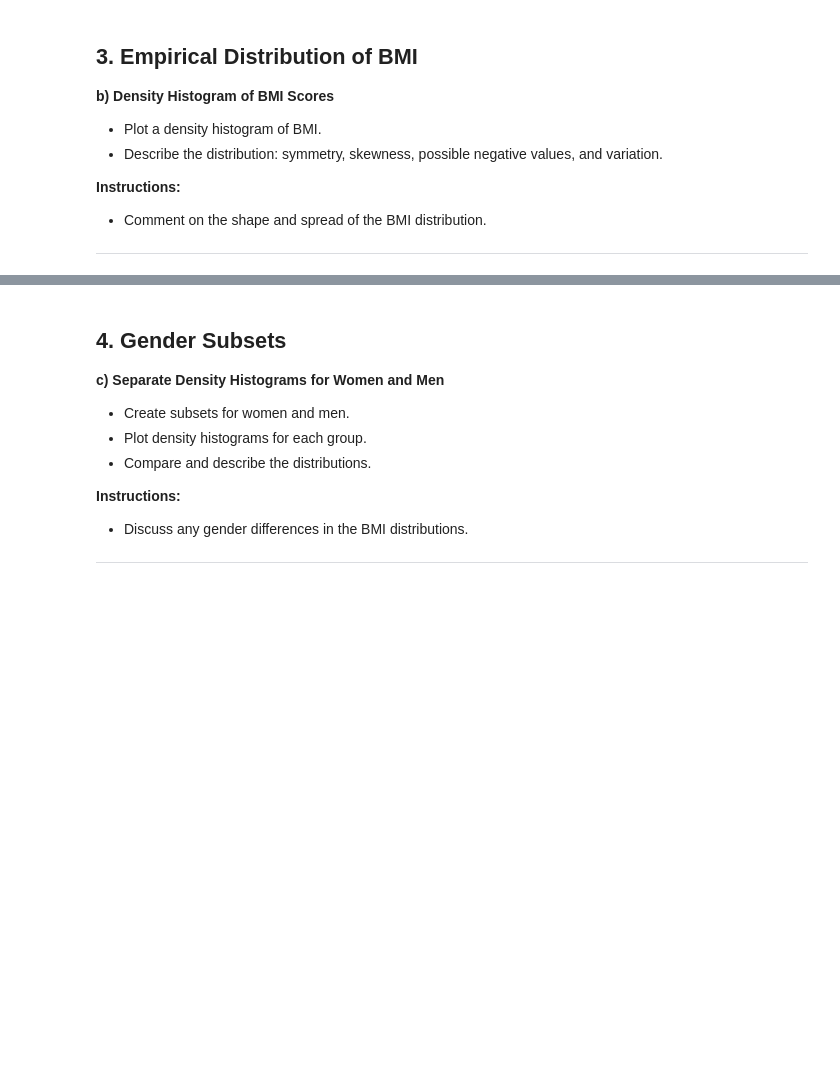
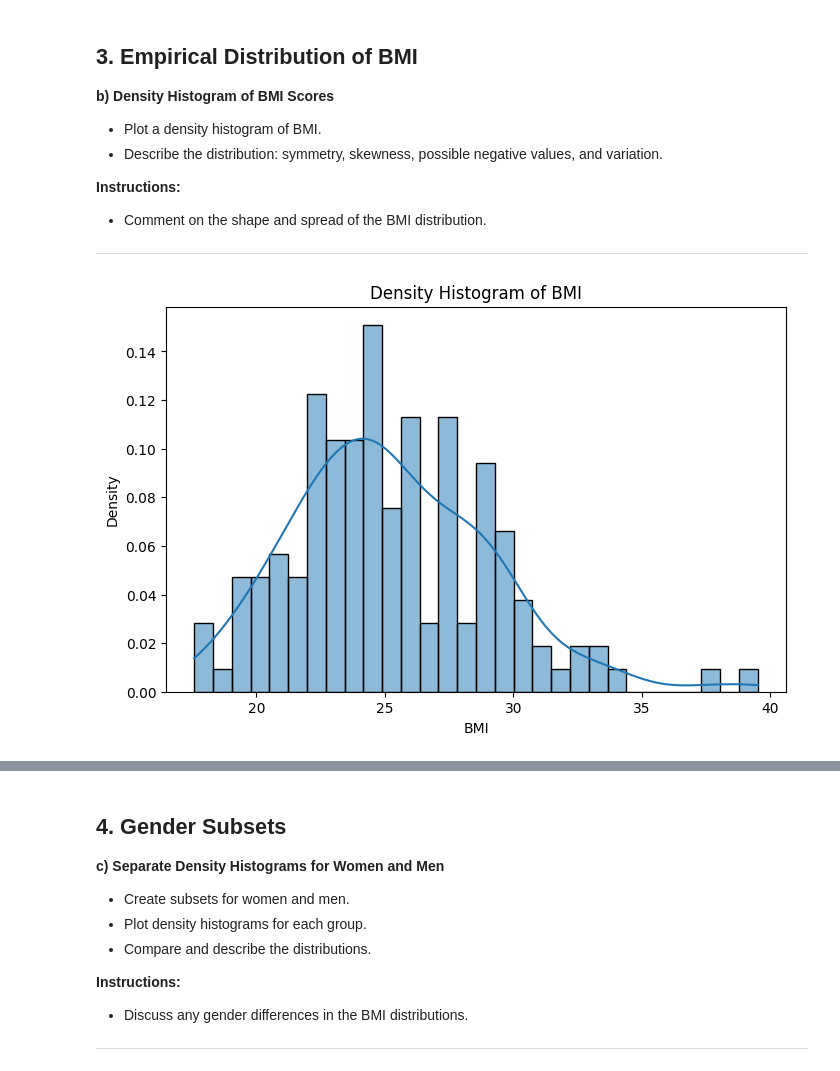
Before and after one commit to chandlershortlidge/lab-eda-bmi, a Jupyter notebook: your-code/Descriptive_Analysis_BMI.ipynb, the cells around one changed output, grey strips where cells are left out. Cells and saved outputs as stored; diff of their text form; code cells hidden in the pictures; blank space fills up the shorter version.

```diff
--- a/your-code/Descriptive_Analysis_BMI.ipynb
+++ b/your-code/Descriptive_Analysis_BMI.ipynb
@@ -92,4 +92,6 @@ len(df)  # 145 rows
 ---
 # %%
 ## TODO
-### Insert your Answer Here ###
+bmi = df["weight"] / (df["height"]/100)**2
+df["bmi"] = bmi
+df.head()
@@ -108,4 +117,12 @@ len(df)  # 145 rows
 ---
 # %%
 ## TODO
-### Insert your Answer Here ###
+plt.figure(figsize=(8,5))
+sns.histplot(df["bmi"], kde=True, stat="density", bins=30)
+
+plt.xlabel("BMI")
+plt.ylabel("Density")
+plt.title("Density Histogram of BMI")
+plt.show()
+# %% [output]
+[figure, added]
```
Also changed, not shown: parts of 2 cells of this notebook.
